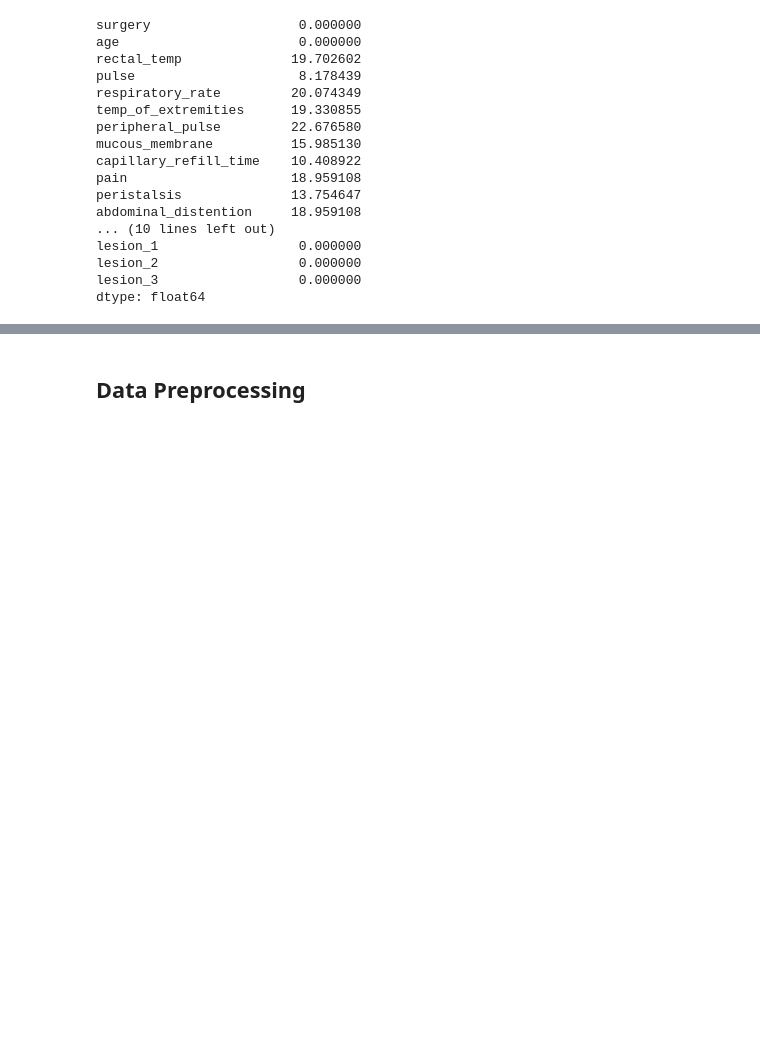
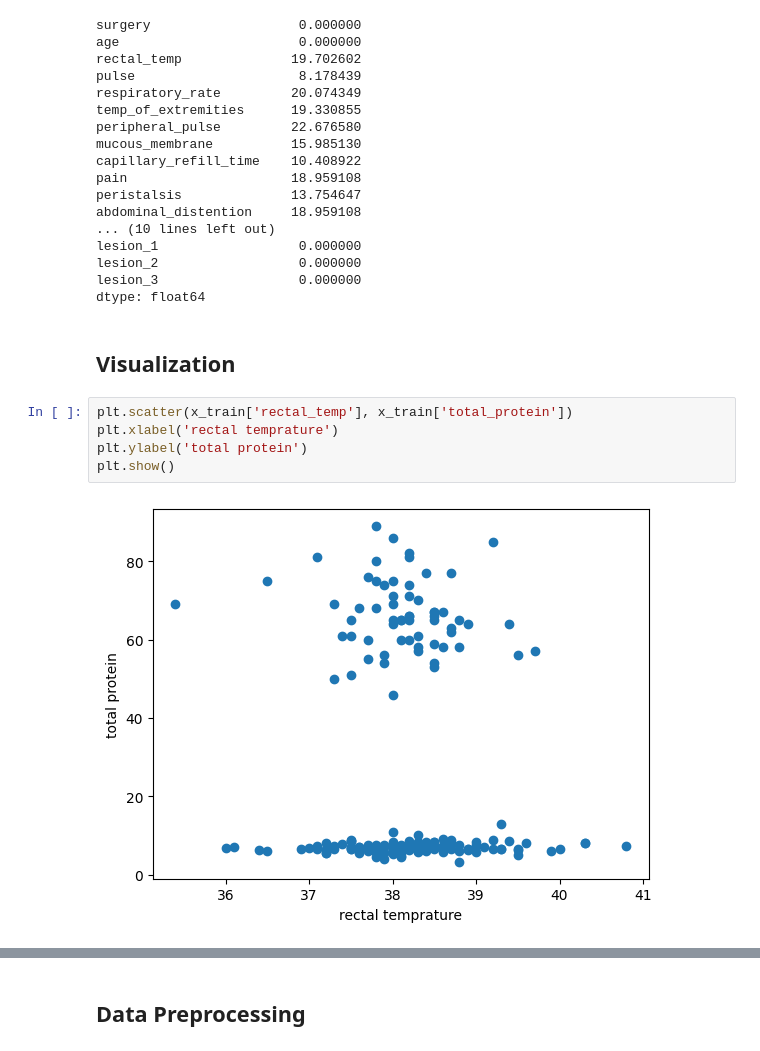
Before and after one commit to MehranZdi/horse_survival, a Jupyter notebook: horse_survival.ipynb, the cells around one changed output, grey strips where cells are left out. Cells and saved outputs as stored; diff of their text form; blank space fills up the shorter version.

Commit message:
visualize some features.

```diff
--- a/horse_survival.ipynb
+++ b/horse_survival.ipynb
@@ -132,3 +132,12 @@ lesion_1                  0.000000
 lesion_2                  0.000000
 lesion_3                  0.000000
 dtype: float64
+# %% [markdown]
+## Visualization
+# %%
+plt.scatter(x_train['rectal_temp'], x_train['total_protein'])
+plt.xlabel('rectal temprature')
+plt.ylabel('total protein')
+plt.show()
+# %% [output]
+[figure, added]
```
Also changed, not shown: parts of 7 cells of this notebook.
